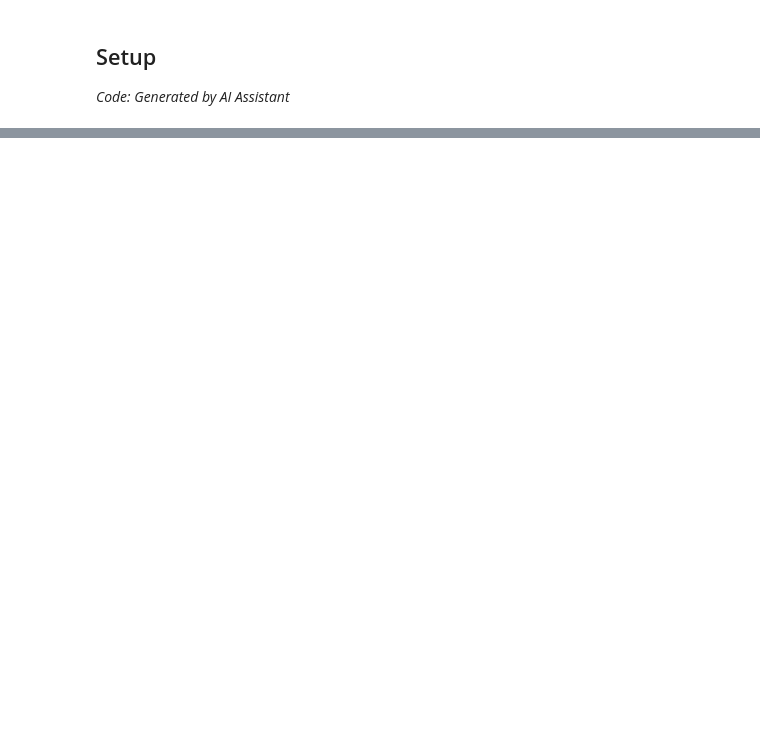
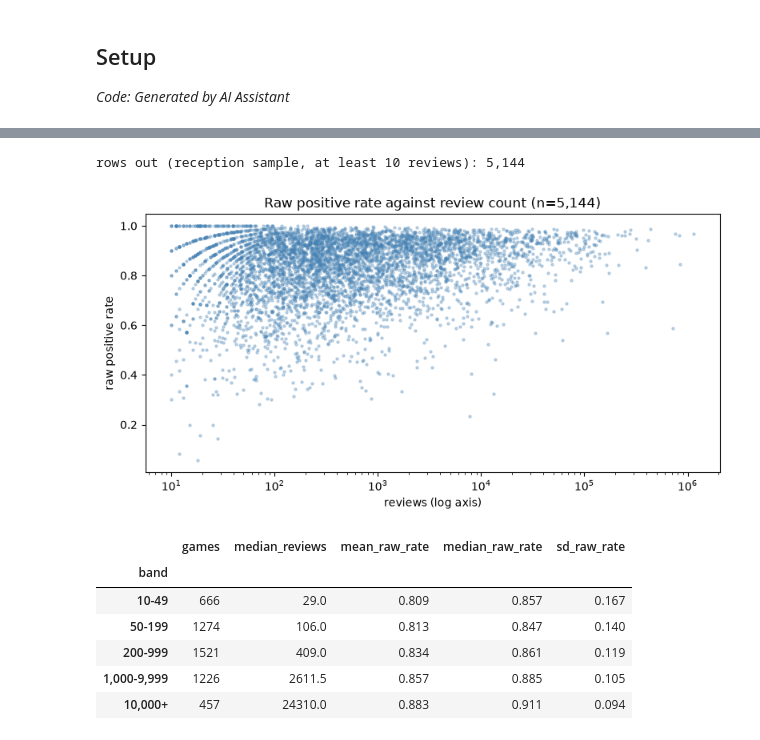
Before and after one commit to SinYang13/IS630, a Jupyter notebook: notebooks/06_aq5_review_reliability.ipynb, the cells around one changed output, grey strips where cells are left out. Cells and saved outputs as stored; diff of their text form; code cells hidden in the pictures; blank space fills up the shorter version.

```diff
--- a/notebooks/06_aq5_review_reliability.ipynb
+++ b/notebooks/06_aq5_review_reliability.ipynb
@@ -424,16 +58,0 @@ plt.show()
-# %%
-TOP = 50
-rankings = {"raw rate": "raw_rate", "shrunken rate": "shrunk_rate", "Wilson lower bound": "wilson_low"}
-tops = {name: set(train.nlargest(TOP, col)["steam_appid"]) for name, col in rankings.items()}
-rows = []
-for name, col in rankings.items():
-    top = train.nlargest(TOP, col)
-    rows.append({"ranking": name, f"median_reviews_top_{TOP}": top["n"].median(), f"min_reviews_top_{TOP}": top["n"].min(),
-                 **{f"overlap_with_{o}": len(tops[name] & tops[o]) for o in rankings if o != name}})
-rank_table = pd.DataFrame(rows).set_index("ranking")
-rank_table.to_csv(config.TABLES / "06_aq5_ranking_overlap.csv")
-rho = train[list(rankings.values())].corr(method="spearman")
-rho.index = rho.columns = list(rankings)
-display(rank_table)
-display(rho.round(3))
-train.nlargest(15, "shrunk_rate")[["steam_name", "n", "raw_rate", "shrunk_rate", "shrunk_low", "shrunk_high", "wilson_low"]].round(3)
@@ -551,0 +103,36 @@ tables : ['06_aq5_bayes_summary.csv', '06_aq5_posterior_predictive.csv', '06_aq5
+# %%
+BANDS = [MIN_REVIEWS, 50, 200, 1000, 10000, np.inf]
+BAND_LABELS = [f"{MIN_REVIEWS}-49", "50-199", "200-999", "1,000-9,999", "10,000+"]
+
+games = df[df["flag_reception_model"]].copy()
+games["n"] = games["steam_review_count"].astype(int)
+games["k"] = games["steam_positive"].astype(int)
+assert (games["n"] == games["steam_positive"] + games["steam_negative"]).all()
+assert games["n"].ge(MIN_REVIEWS).all() and games["k"].le(games["n"]).all()
+games["raw_rate"] = games["k"] / games["n"]
+games["band"] = pd.cut(games["n"], BANDS, labels=BAND_LABELS, right=False)
+print(f"rows out (reception sample, at least {MIN_REVIEWS} reviews): {len(games):,}")
+
+band_table = games.groupby("band", observed=True).agg(
+    games=("n", "size"), median_reviews=("n", "median"), mean_raw_rate=("raw_rate", "mean"),
+    median_raw_rate=("raw_rate", "median"), sd_raw_rate=("raw_rate", "std"))
+band_table.to_csv(config.TABLES / "06_aq5_raw_rate_by_band.csv")
+
+fig, ax = plt.subplots(figsize=(8, 4.2))
+ax.scatter(games["n"], games["raw_rate"], s=5, alpha=0.3, color="steelblue")
+ax.set_xscale("log"); ax.set_xlabel("reviews (log axis)"); ax.set_ylabel("raw positive rate")
+ax.set_title(f"Raw positive rate against review count (n={len(games):,})")
+plt.tight_layout()
+save_fig(fig, "06_aq5_raw_rate_by_reviews")
+plt.show()
+band_table.round(3)
+# %% [output]
+rows out (reception sample, at least 10 reviews): 5,144
+[figure, added]
+|  | games | median_reviews | mean_raw_rate | median_raw_rate | sd_raw_rate |
+| band |  |  |  |  |  |
+| 10-49 | 666 | 29.0 | 0.809 | 0.857 | 0.167 |
+| 50-199 | 1274 | 106.0 | 0.813 | 0.847 | 0.140 |
+| 200-999 | 1521 | 409.0 | 0.834 | 0.861 | 0.119 |
+| 1,000-9,999 | 1226 | 2611.5 | 0.857 | 0.885 | 0.105 |
+| 10,000+ | 457 | 24310.0 | 0.883 | 0.911 | 0.094 |
```
Also changed, not shown: parts of 63 cells of this notebook, 30 other files.
